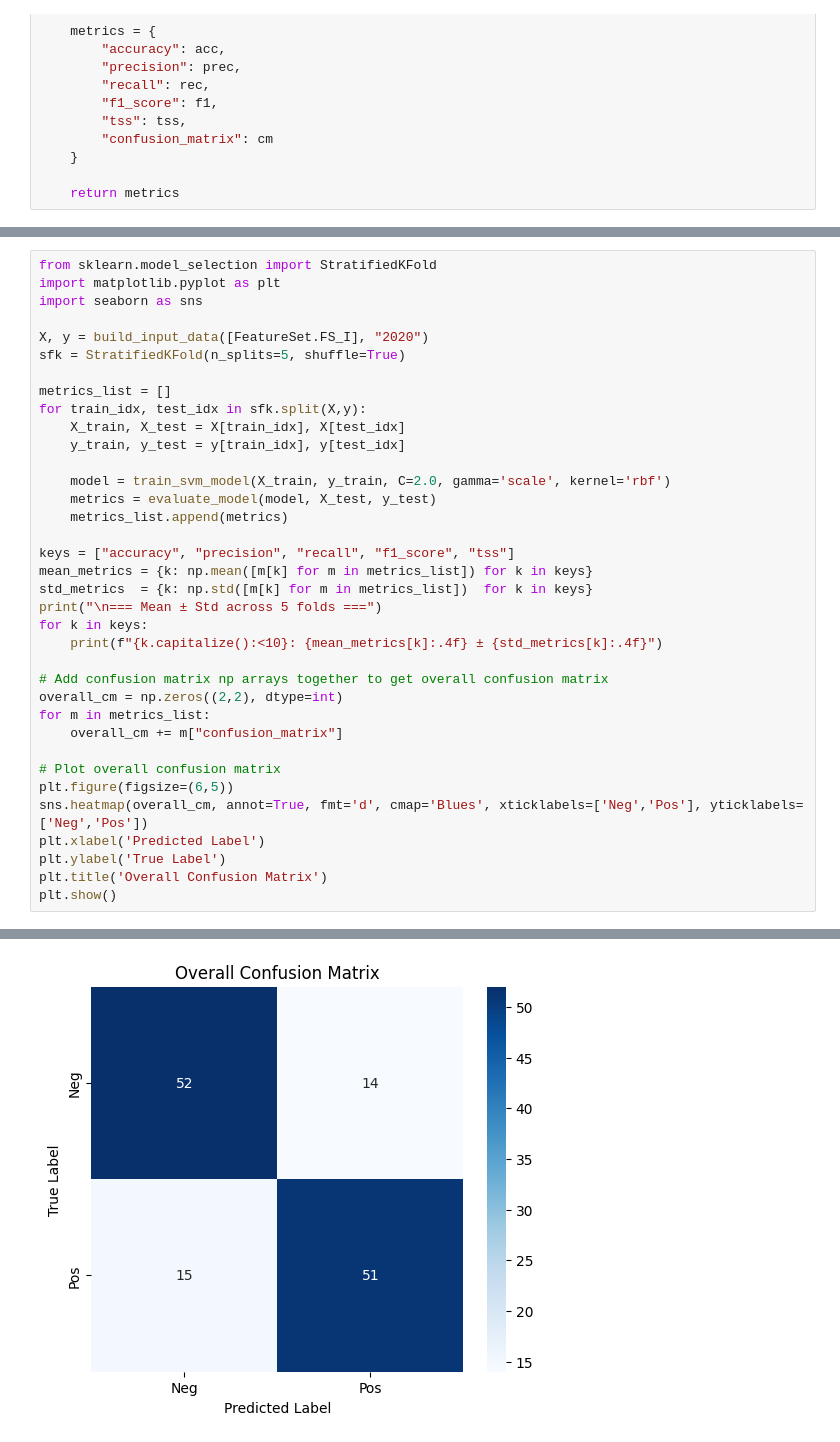
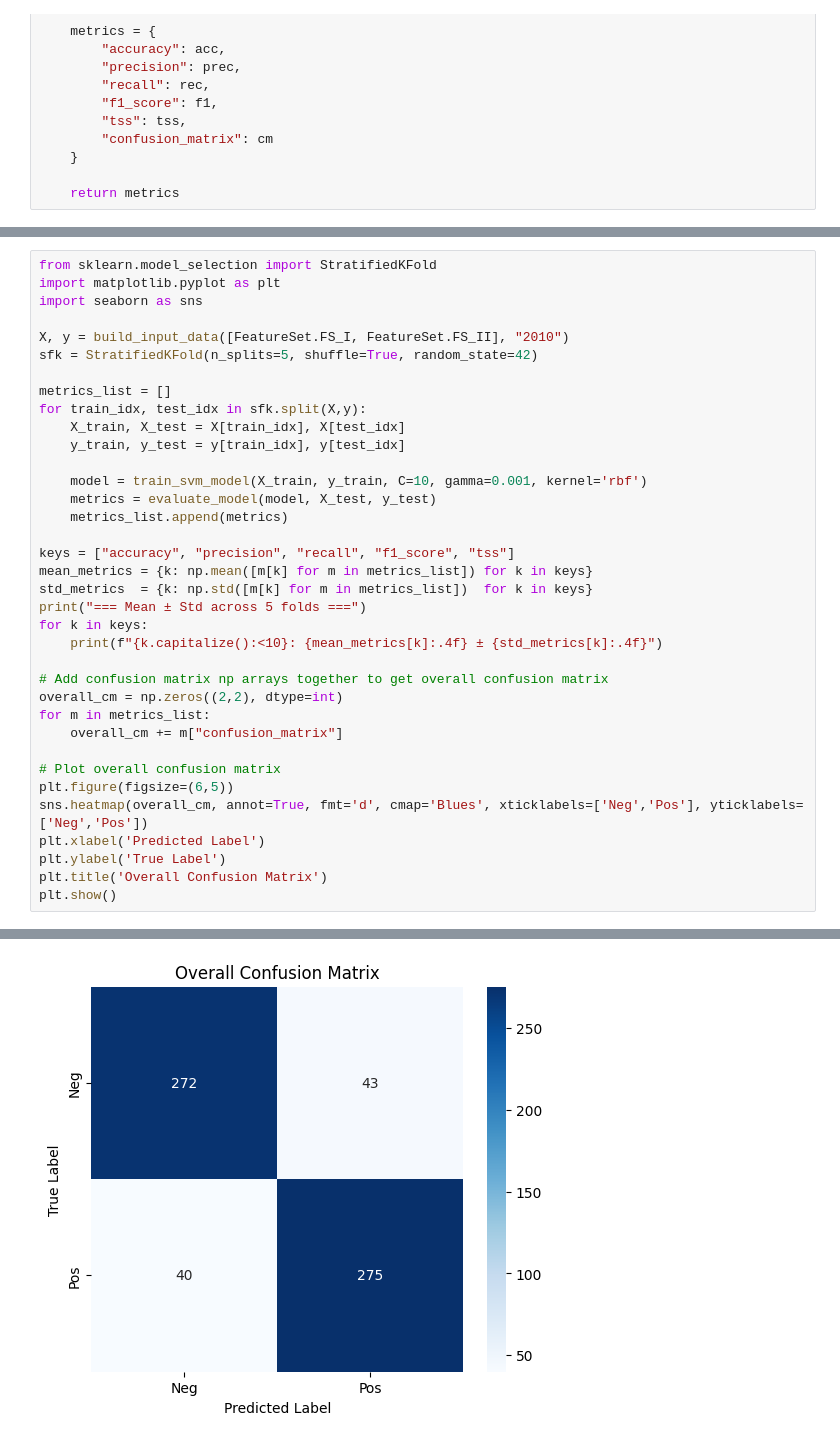
Before and after one commit to MahadAhmed25/4AL3, a Jupyter notebook: assignments/A2/ahmem73.ipynb, the cells around one changed output, grey strips where cells are left out. Drawn from its saved outputs; the diff is of its cells as text.

```diff
--- a/assignments/A2/ahmem73.ipynb
+++ b/assignments/A2/ahmem73.ipynb
@@ -200,22 +332,22 @@ from sklearn.model_selection import StratifiedKFold
 import matplotlib.pyplot as plt
 import seaborn as sns
 
-X, y = build_input_data([FeatureSet.FS_I], "2020")
-sfk = StratifiedKFold(n_splits=5, shuffle=True)
+X, y = build_input_data([FeatureSet.FS_I, FeatureSet.FS_II], "2010")
+sfk = StratifiedKFold(n_splits=5, shuffle=True, random_state=42)
 
 metrics_list = []
 for train_idx, test_idx in sfk.split(X,y):
     X_train, X_test = X[train_idx], X[test_idx]
     y_train, y_test = y[train_idx], y[test_idx]
 
-    model = train_svm_model(X_train, y_train, C=2.0, gamma='scale', kernel='rbf')
+    model = train_svm_model(X_train, y_train, C=10, gamma=0.001, kernel='rbf')
     metrics = evaluate_model(model, X_test, y_test)
     metrics_list.append(metrics)
 
 keys = ["accuracy", "precision", "recall", "f1_score", "tss"]
 mean_metrics = {k: np.mean([m[k] for m in metrics_list]) for k in keys}
 std_metrics  = {k: np.std([m[k] for m in metrics_list])  for k in keys}
-print("\n=== Mean ± Std across 5 folds ===")
+print("=== Mean ± Std across 5 folds ===")
 for k in keys:
     print(f"{k.capitalize():<10}: {mean_metrics[k]:.4f} ± {std_metrics[k]:.4f}")
 
@@ -245 +373 @@ Tss       : 0.5582 ± 0.1420
-[figure, old version]
+[figure, new version]
```
Also changed, not shown: parts of 11 cells of this notebook, 3 other files.
